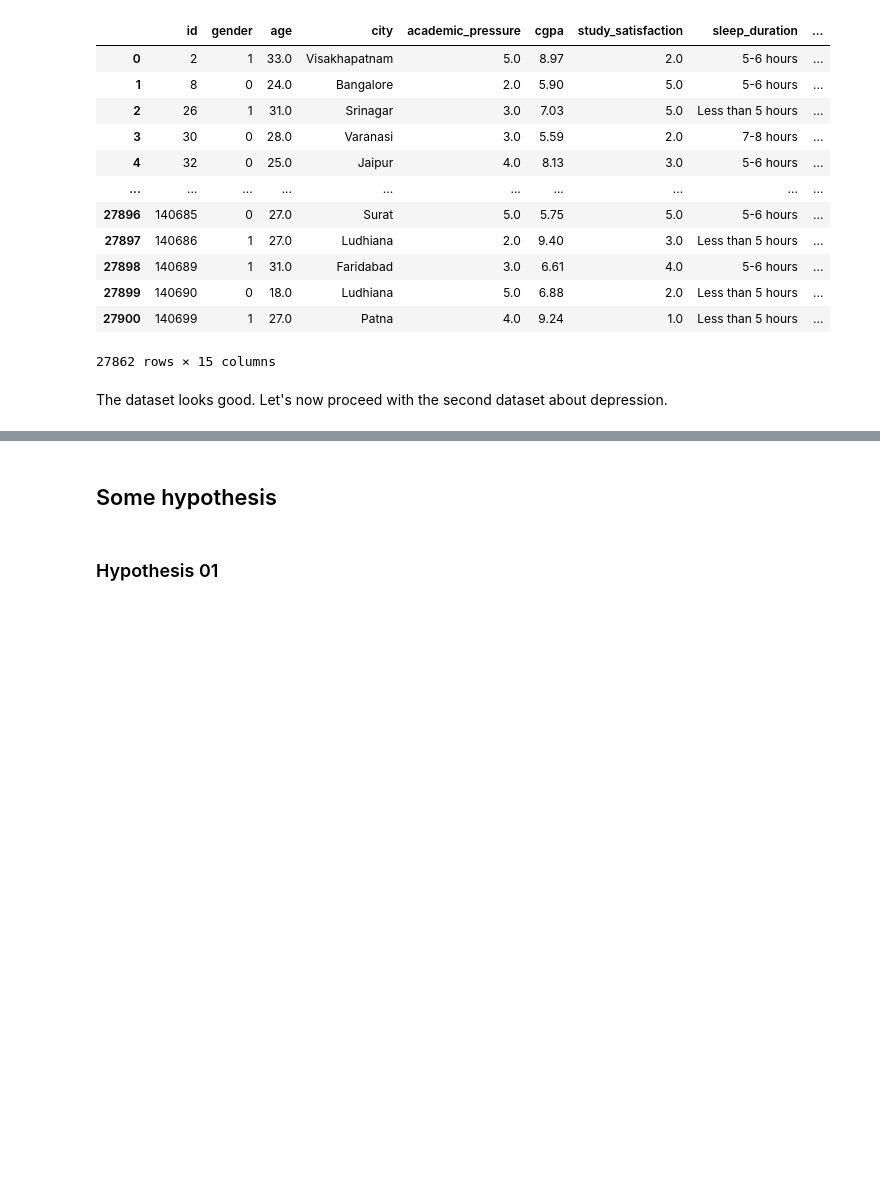
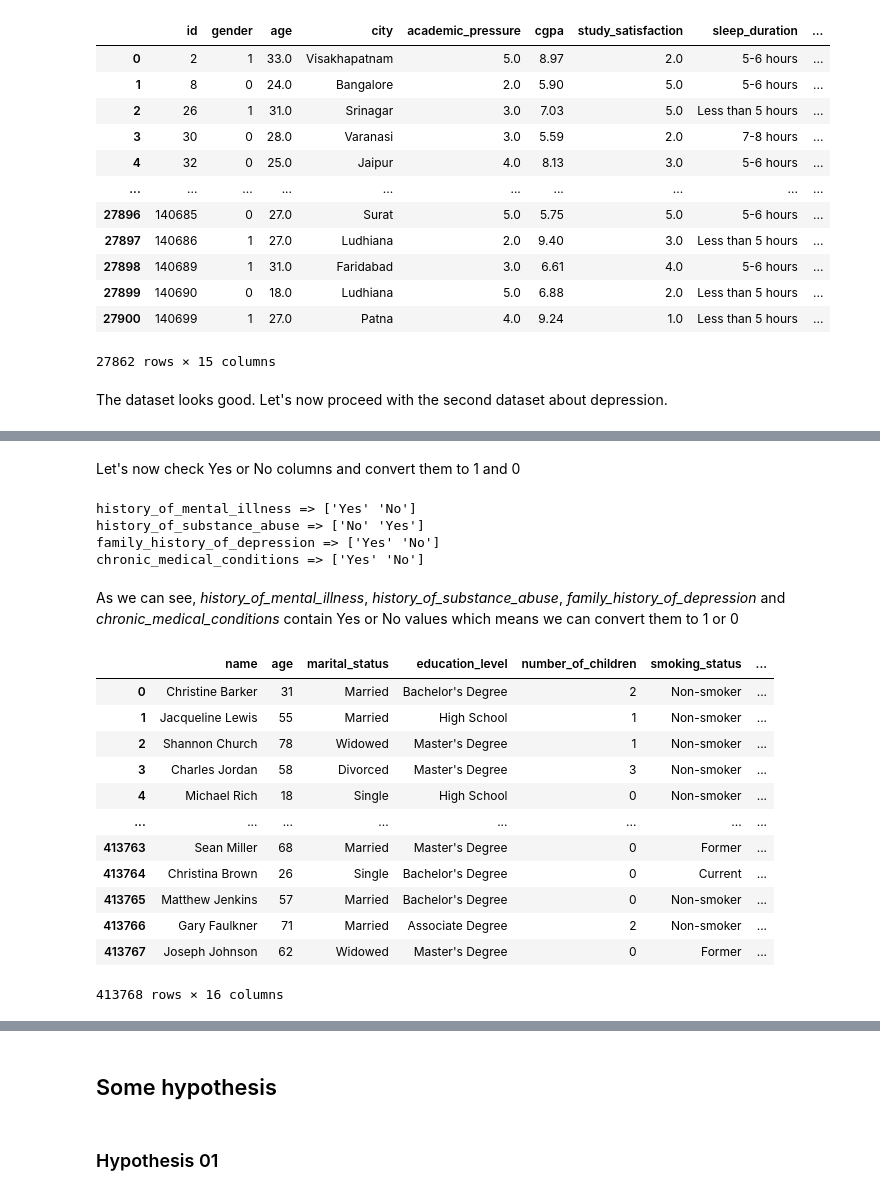
Before and after one commit to VladoDev03/mental-cognitive-disorders-analysis, a Jupyter notebook: disorders-analysis/disorders-analysis.ipynb, the cells around one changed output, grey strips where cells are left out. Saved outputs shown, nothing was run; the diff lists cells and outputs as text; code cells hidden in the pictures; blank space fills up the shorter version.

```diff
--- a/disorders-analysis/disorders-analysis.ipynb
+++ b/disorders-analysis/disorders-analysis.ipynb
@@ -36,0 +57,4 @@ def to_snake_case(col_name):
+# %%
+def binary_encode(df, column):
+    df[column] = df[column].str.lower().map({'yes': 1, 'no': 0})
+    return df
@@ -168,0 +272,14 @@ The dataset looks good. Let's now proceed with the second dataset about depressi
+# %% [markdown]
+Let's now check Yes or No columns and convert them to 1 and 0
+# %%
+print(f"history_of_mental_illness => {depression_data.history_of_mental_illness.unique()}")
+print(f"history_of_substance_abuse => {depression_data.history_of_substance_abuse.unique()}")
+print(f"family_history_of_depression => {depression_data.family_history_of_depression.unique()}")
+print(f"chronic_medical_conditions => {depression_data.chronic_medical_conditions.unique()}")
+# %% [output]
+history_of_mental_illness => ['Yes' 'No']
+history_of_substance_abuse => ['No' 'Yes']
+family_history_of_depression => ['Yes' 'No']
+chronic_medical_conditions => ['Yes' 'No']
+# %% [markdown]
+As we can see, *history_of_mental_illness*, *history_of_substance_abuse*, *family_history_of_depression* and *chronic_medical_conditions* contain Yes or No values which means we can convert them to 1 or 0
@@ -168,0 +288,19 @@ The dataset looks good. Let's now proceed with the second dataset about depressi
+# %%
+binary_encode(depression_data, "history_of_mental_illness")
+binary_encode(depression_data, "history_of_substance_abuse")
+binary_encode(depression_data, "family_history_of_depression")
+binary_encode(depression_data, "chronic_medical_conditions")
+# %% [output]
+|  | name | age | marital_status | education_level | number_of_children | smoking_status | ... |
+| 0 | Christine Barker | 31 | Married | Bachelor's Degree | 2 | Non-smoker | ... |
+| 1 | Jacqueline Lewis | 55 | Married | High School | 1 | Non-smoker | ... |
+| 2 | Shannon Church | 78 | Widowed | Master's Degree | 1 | Non-smoker | ... |
+| 3 | Charles Jordan | 58 | Divorced | Master's Degree | 3 | Non-smoker | ... |
+| 4 | Michael Rich | 18 | Single | High School | 0 | Non-smoker | ... |
+| ... | ... | ... | ... | ... | ... | ... | ... |
+| 413763 | Sean Miller | 68 | Married | Master's Degree | 0 | Former | ... |
+| 413764 | Christina Brown | 26 | Single | Bachelor's Degree | 0 | Current | ... |
+| 413765 | Matthew Jenkins | 57 | Married | Bachelor's Degree | 0 | Non-smoker | ... |
+| 413766 | Gary Faulkner | 71 | Married | Associate Degree | 2 | Non-smoker | ... |
+| 413767 | Joseph Johnson | 62 | Widowed | Master's Degree | 0 | Former | ... |
+413768 rows × 16 columns
```
Also changed, not shown: parts of 41 cells of this notebook, 2 other files.
